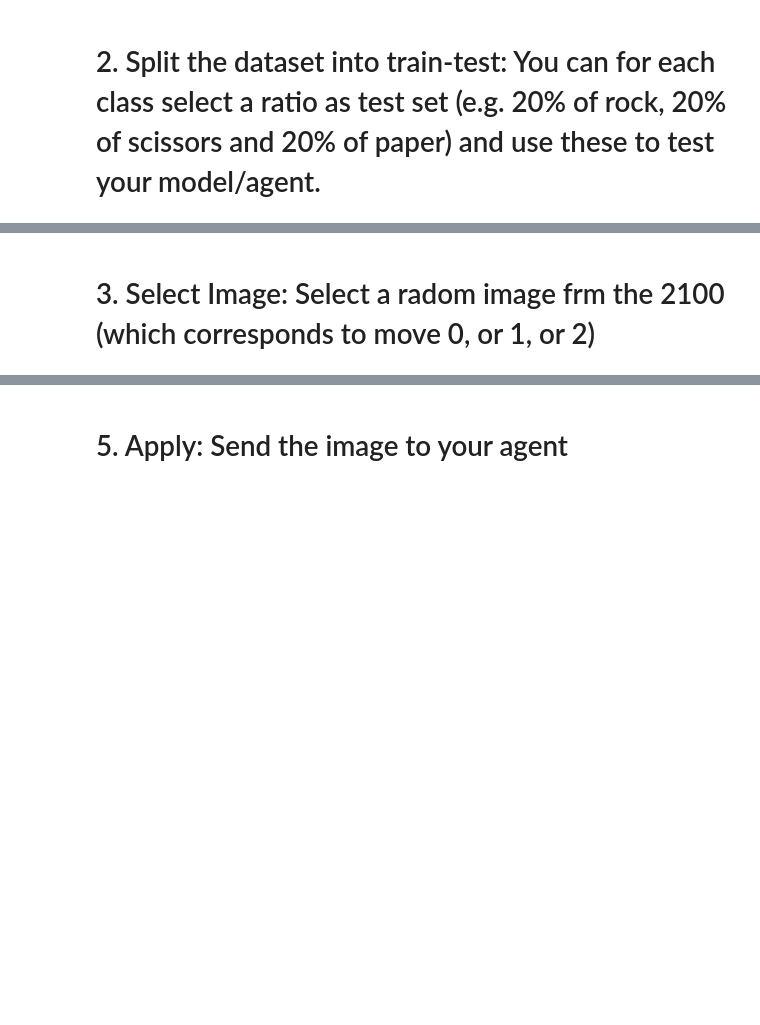
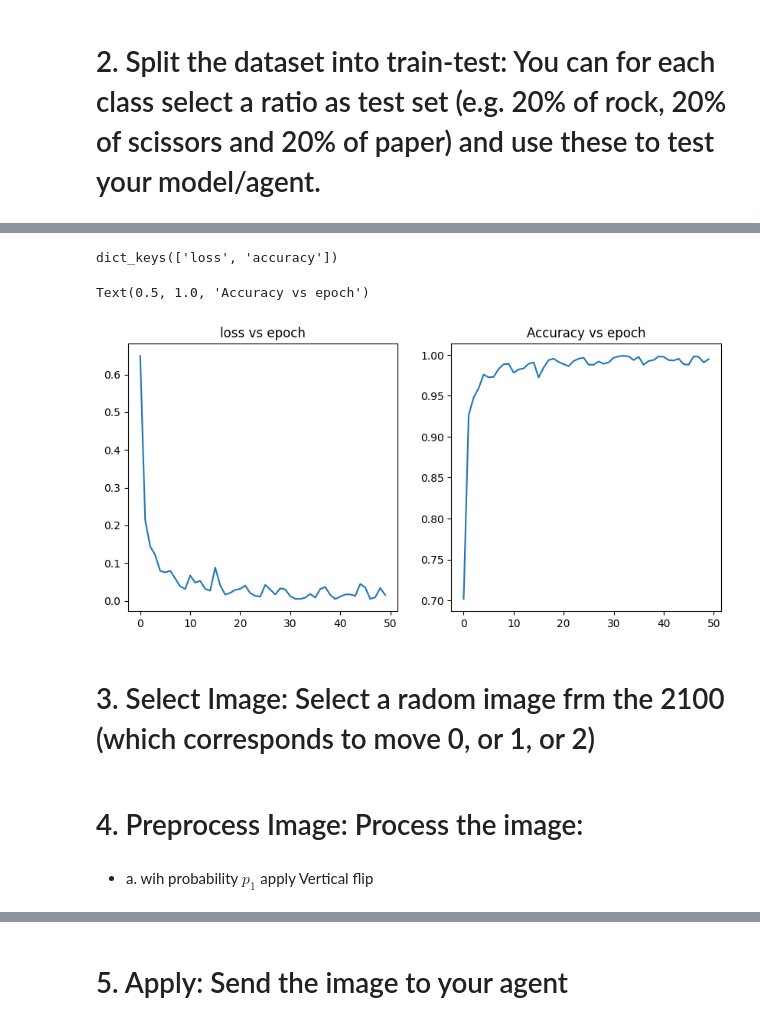
Before and after one commit to Evanslearn/1st-Semester-AI-2023-2024-, a Jupyter notebook: MachineLearning/Final Project/Final_Project.ipynb, the cells around one changed output, grey strips where cells are left out. Cells and saved outputs as stored; diff of their text form; code cells hidden in the pictures; blank space fills up the shorter version.

```diff
--- a/MachineLearning/Final Project/Final_Project.ipynb
+++ b/MachineLearning/Final Project/Final_Project.ipynb
@@ -29,0 +75,2 @@ GPU 0: Tesla T4 (UUID: GPU-f46e924d-811e-6149-4d51-80f296d971cd)
+# %%
+dim1 = 20; dim2 = 30;
@@ -31,0 +203,16 @@ GPU 0: Tesla T4 (UUID: GPU-f46e924d-811e-6149-4d51-80f296d971cd)
+# %%
+learning_rate = 0.001
+loss = 'categorical_crossentropy'
+metrics = ['accuracy']
+batch_size = 16 # Initially I had tried 32
+epochs = 50
+
+
+start_time = time.perf_counter() # Get current time at start
+
+cnn.compile(optimizer=tf.keras.optimizers.Adam(learning_rate=learning_rate), loss=loss, metrics=metrics)
+history = cnn.fit(x_train_cnn, y_train_tf, batch_size=batch_size, epochs=epochs)#, validation_data=(x_test_cnn, y_test_tf))
+
+end_time = time.perf_counter() # Get current time at end
+cnn_neural_time = end_time - start_time # Substract the time at start and time at end, to find the total run time
+print(f"Training Time: {cnn_neural_time:.4f}")
@@ -32,2 +237,34 @@ GPU 0: Tesla T4 (UUID: GPU-f46e924d-811e-6149-4d51-80f296d971cd)
+# %%
+# From the training, we have the statistics stored in object history:
+print(history.history.keys())
+
+losses = history.history['loss']
+accuracies = history.history['accuracy']
+#val_losses = history.history['val_loss']
+#val_accuracies = history.history['val_accuracy']
+# %% [output]
+dict_keys(['loss', 'accuracy'])
+# %%
+# Plot the results of our training, for each epoch
+f, axs = plt.subplots(1, 2, figsize=(10, 10))
+
+plt.subplot(2,2,1)
+plt.plot(losses)
+plt.title('loss vs epoch')
+
+plt.subplot(2,2,2)
+plt.plot(accuracies)
+plt.title('Accuracy vs epoch')
+
+#plt.subplot(2,2,3)
+#plt.plot(val_losses)
+#plt.title('loss(val) vs epoch')
+
+#plt.subplot(2,2,4)
+#plt.plot(val_accuracies)
+#plt.title('Accuracy(val) vs epoch')
+# %% [output]
+Text(0.5, 1.0, 'Accuracy vs epoch')
+[figure, added]
 # %% [markdown]
 # 3. Select Image: Select a radom image frm the 2100 (which corresponds to move 0, or 1, or 2)
@@ -33,0 +280,4 @@ GPU 0: Tesla T4 (UUID: GPU-f46e924d-811e-6149-4d51-80f296d971cd)
+# %% [markdown]
+# 4. Preprocess Image: Process the image:
+# %% [markdown]
+*  a. wih probability $p_1$ apply Vertical flip
```
Also changed, not shown: parts of 41 cells of this notebook.
